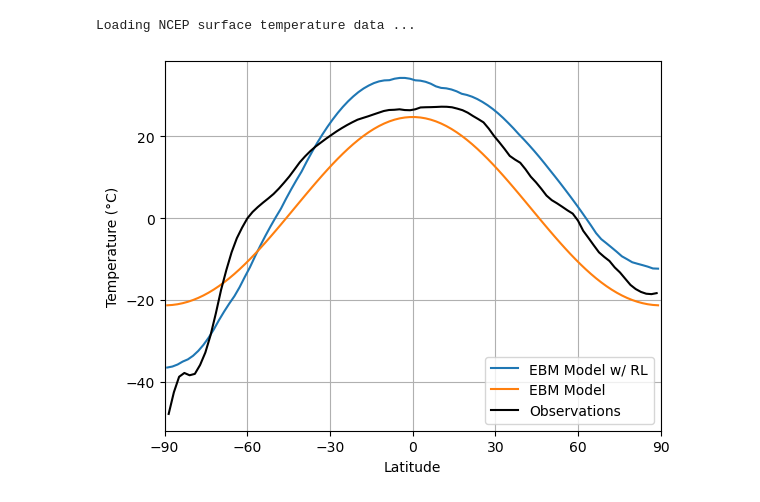
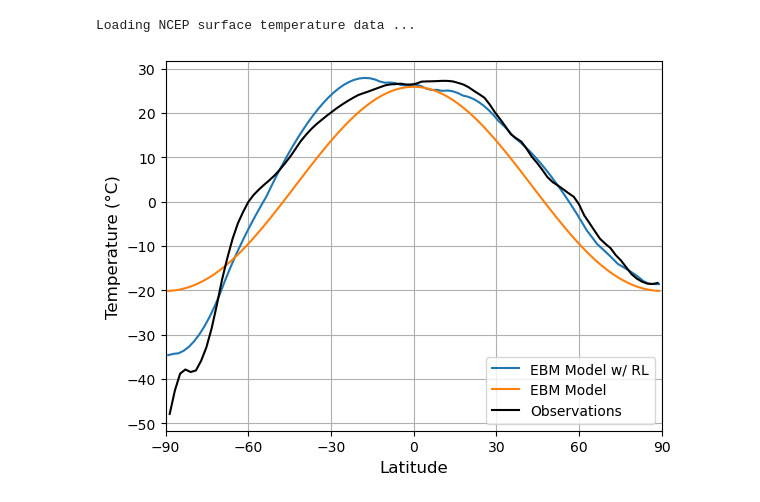
Before and after one commit to p3jitnath/climate-rl-fedRL, a Jupyter notebook: notebooks/EBM 1.90 - Read climlab States.ipynb, the cells around one changed output. Drawn from its saved outputs; the diff is of its cells as text; code cells hidden in the pictures.

```diff
--- a/notebooks/EBM 1.90 - Read climlab States.ipynb
+++ b/notebooks/EBM 1.90 - Read climlab States.ipynb
@@ -18,11 +22,17 @@ EXP_ID = "test"
 # %%
-record_files = glob(f"{RECORDS_DIR}/*{EXP_ID}*/*/*.pkl")
+record_files = glob(
+    f"{RECORDS_DIR}/infx10_*{EXP_ID}*/*{RL_ALGO}_torch__{SEED}*/*{NUM_STEPS}.pth"
+)
 ebm_dict = {}
 
 for fp in record_files:
     step = int(fp.split("_")[-1].split(".")[0])
     with open(fp, "rb") as f:
-        ebm_dict[step] = pickle.load(f)
+        ebm_dict[step] = torch.load(f)
+
+ebm_dict[200]["obs"] = np.concatenate(
+    (ebm_dict[200]["obs"], ebm_dict[200]["next_obs"][-1:])
+)
 # %%
 DATASETS_DIR = f"{BASE_DIR}/datasets"
 
@@ -79,24 +85,31 @@ climlab_ebm = climlab.EBM_annual(
 )
 climlab_ebm.Ts[:] = 50.0  # initialise temperature state
 
-for i in range(nSteps):
+climlab_ebm.Ts[:] = 50
+climlab_ebm_obs = []
+
+for i in range(NUM_STEPS):
+    climlab_ebm_obs.append(np.array(climlab_ebm.Ts))
     climlab_ebm.step_forward()
+
+climlab_ebm_obs = np.array(climlab_ebm_obs).squeeze()
 # %%
 fig = plt.figure()
 ax = fig.gca()
 
-step = 10000
 ebm_lat = climlab_ebm.lat
-ebm_Ts = ebm_dict[step].reshape(-1)
+ebm_Ts = ebm_dict[200]["next_obs"][-1].reshape(-1)
 
 ax.plot(ebm_lat, ebm_Ts, label="EBM Model w/ RL")
 ax.plot(climlab_ebm.lat, climlab_ebm.Ts, label="EBM Model")
 ax.plot(lat_ncep, Ts_ncep_annual, label="Observations", c="k")
-ax.set_ylabel("Temperature (°C)")
-ax.set_xlabel("Latitude")
+ax.set_ylabel("Temperature (°C)", fontsize=12)
+ax.set_xlabel("Latitude", fontsize=12)
 ax.set_xlim(-90, 90)
 ax.set_xticks(np.arange(-90, 91, 30))
-ax.legend()
+ax.tick_params(axis="both", which="major", labelsize=10)
+
+ax.legend(fontsize=10)
 ax.grid()
 # %% [output]
-[figure, old version]
+[figure, new version]
```
Also changed, not shown: parts of 4 cells of this notebook, 36 other files.
